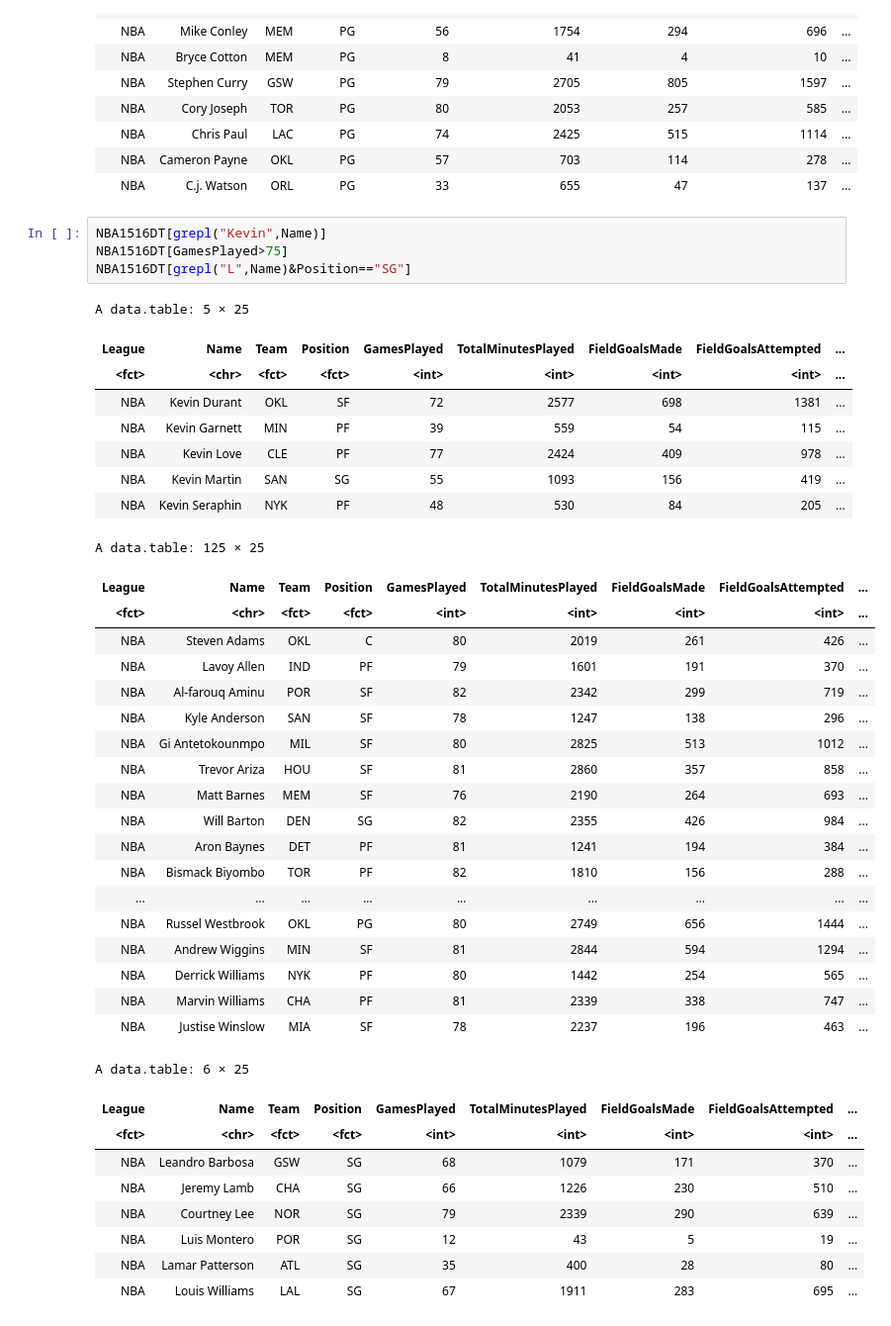
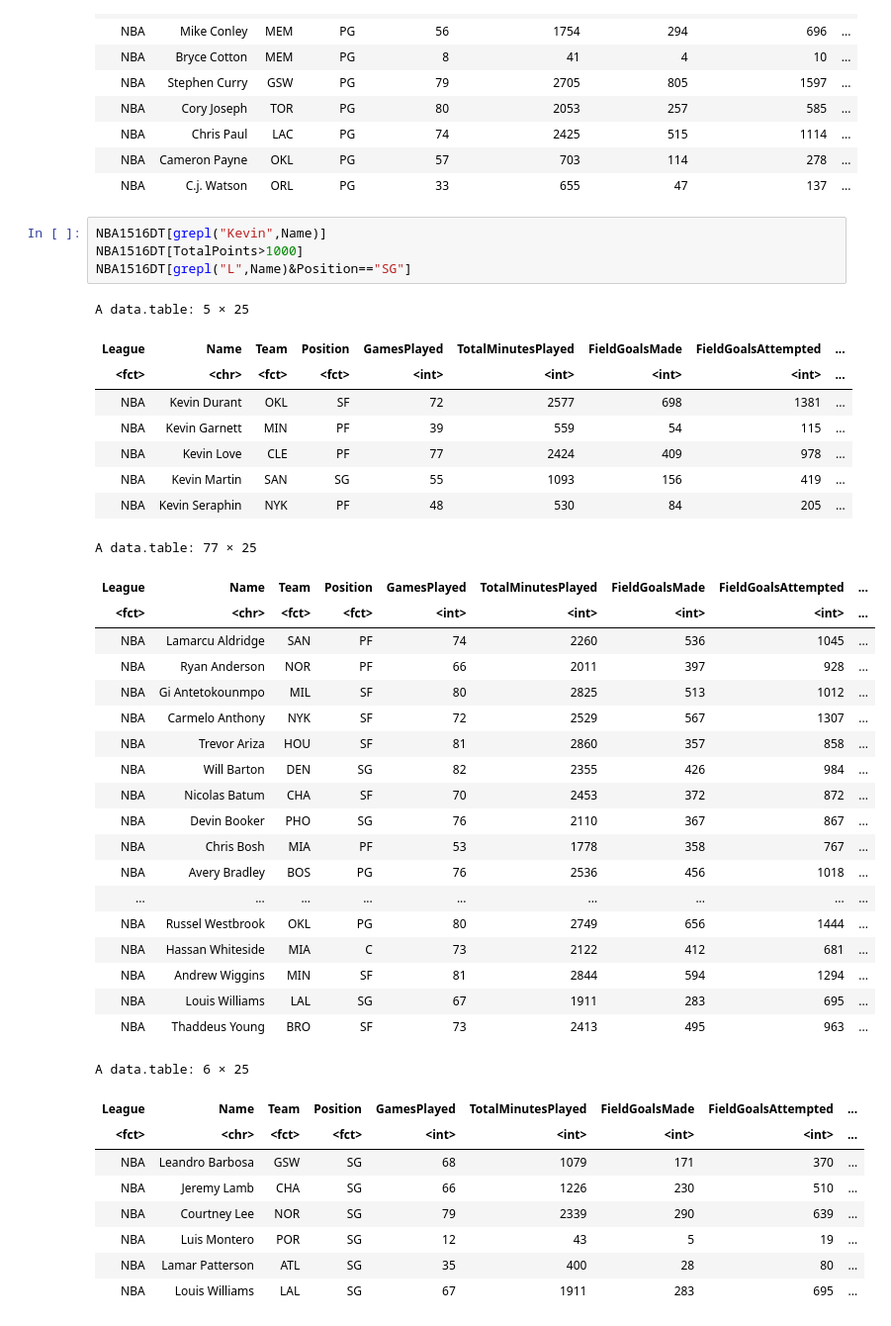
Before and after one commit to chen319971308/bigdata, a Jupyter notebook: 「1015_ipynb」的副本.ipynb, the cells around one changed output. Shown at 99% size. Drawn from its saved outputs; the diff is of its cells as text.

```diff
--- a/「1015_ipynb」的副本.ipynb
+++ b/「1015_ipynb」的副本.ipynb
@@ -399,36 +399,36 @@ A data.table: 14 × 25
 | NBA | C.j. Watson | ORL | PG | 33 | 655 | 47 | 137 | ... |
 # %%
 NBA1516DT[grepl("Kevin",Name)]
-NBA1516DT[GamesPlayed>75]
+NBA1516DT[TotalPoints>1000]
 NBA1516DT[grepl("L",Name)&Position=="SG"]
 # %% [output]
 A data.table: 5 × 25
 | League | Name | Team | Position | GamesPlayed | TotalMinutesPlayed | FieldGoalsMade | FieldGoalsAttempted | ... |
 | <fct> | <chr> | <fct> | <fct> | <int> | <int> | <int> | <int> | ... |
 | NBA | Kevin Durant | OKL | SF | 72 | 2577 | 698 | 1381 | ... |
 | NBA | Kevin Garnett | MIN | PF | 39 | 559 | 54 | 115 | ... |
 | NBA | Kevin Love | CLE | PF | 77 | 2424 | 409 | 978 | ... |
 | NBA | Kevin Martin | SAN | SG | 55 | 1093 | 156 | 419 | ... |
 | NBA | Kevin Seraphin | NYK | PF | 48 | 530 | 84 | 205 | ... |
-A data.table: 125 × 25
+A data.table: 77 × 25
 | League | Name | Team | Position | GamesPlayed | TotalMinutesPlayed | FieldGoalsMade | FieldGoalsAttempted | ... |
 | <fct> | <chr> | <fct> | <fct> | <int> | <int> | <int> | <int> | ... |
-| NBA | Steven Adams | OKL | C | 80 | 2019 | 261 | 426 | ... |
-| NBA | Lavoy Allen | IND | PF | 79 | 1601 | 191 | 370 | ... |
-| NBA | Al-farouq Aminu | POR | SF | 82 | 2342 | 299 | 719 | ... |
-| NBA | Kyle Anderson | SAN | SF | 78 | 1247 | 138 | 296 | ... |
+| NBA | Lamarcu Aldridge | SAN | PF | 74 | 2260 | 536 | 1045 | ... |
+| NBA | Ryan Anderson | NOR | PF | 66 | 2011 | 397 | 928 | ... |
 | NBA | Gi Antetokounmpo | MIL | SF | 80 | 2825 | 513 | 1012 | ... |
+| NBA | Carmelo Anthony | NYK | SF | 72 | 2529 | 567 | 1307 | ... |
 | NBA | Trevor Ariza | HOU | SF | 81 | 2860 | 357 | 858 | ... |
-| NBA | Matt Barnes | MEM | SF | 76 | 2190 | 264 | 693 | ... |
 | NBA | Will Barton | DEN | SG | 82 | 2355 | 426 | 984 | ... |
-| NBA | Aron Baynes | DET | PF | 81 | 1241 | 194 | 384 | ... |
-| NBA | Bismack Biyombo | TOR | PF | 82 | 1810 | 156 | 288 | ... |
+| NBA | Nicolas Batum | CHA | SF | 70 | 2453 | 372 | 872 | ... |
+| NBA | Devin Booker | PHO | SG | 76 | 2110 | 367 | 867 | ... |
+| NBA | Chris Bosh | MIA | PF | 53 | 1778 | 358 | 767 | ... |
+| NBA | Avery Bradley | BOS | PG | 76 | 2536 | 456 | 1018 | ... |
 | ... | ... | ... | ... | ... | ... | ... | ... | ... |
 | NBA | Russel Westbrook | OKL | PG | 80 | 2749 | 656 | 1444 | ... |
+| NBA | Hassan Whiteside | MIA | C | 73 | 2122 | 412 | 681 | ... |
 | NBA | Andrew Wiggins | MIN | SF | 81 | 2844 | 594 | 1294 | ... |
-| NBA | Derrick Williams | NYK | PF | 80 | 1442 | 254 | 565 | ... |
-| NBA | Marvin Williams | CHA | PF | 81 | 2339 | 338 | 747 | ... |
-| NBA | Justise Winslow | MIA | SF | 78 | 2237 | 196 | 463 | ... |
+| NBA | Louis Williams | LAL | SG | 67 | 1911 | 283 | 695 | ... |
+| NBA | Thaddeus Young | BRO | SF | 73 | 2413 | 495 | 963 | ... |
 A data.table: 6 × 25
 | League | Name | Team | Position | GamesPlayed | TotalMinutesPlayed | FieldGoalsMade | FieldGoalsAttempted | ... |
 | <fct> | <chr> | <fct> | <fct> | <int> | <int> | <int> | <int> | ... |
```
